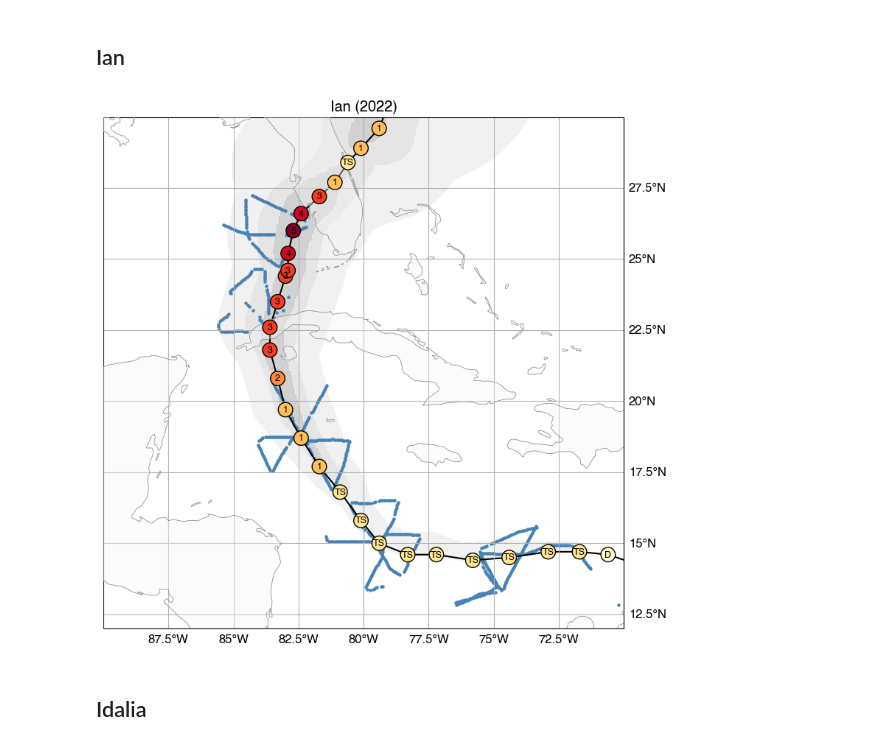
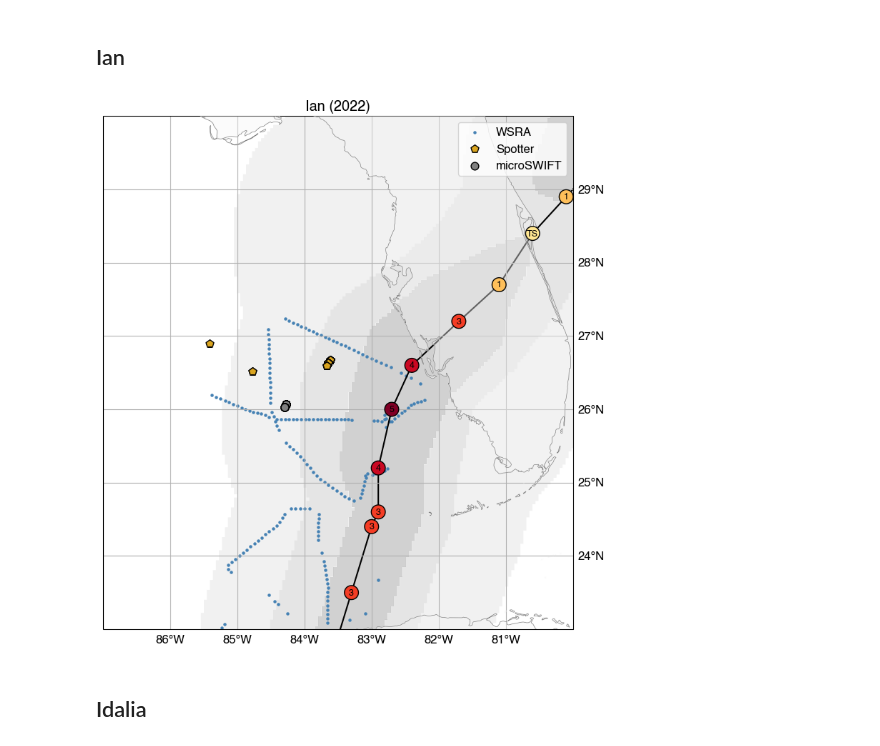
Before and after one commit to jacobrdavis/hurricane-wsra-buoy-colocation, a Jupyter notebook: nb2-overview.ipynb, the cells around one changed output. Cells and saved outputs as stored; diff of their text form; code cells hidden in the pictures.

Commit message:
add drifter ds

```diff
--- a/nb2-overview.ipynb
+++ b/nb2-overview.ipynb
@@ -16,16 +16,24 @@ from configure import read_stored_variable
 # %% [markdown]
 ## Setup
 # %%
-%run 'nb1-transform.ipynb'
+# %run 'nb1-transform.ipynb'
 %run -i configure.py
 
-earl_masked_ds = read_stored_variable('earl_masked_ds')
-fiona_masked_ds = read_stored_variable('fiona_masked_ds')
-ian_masked_ds = read_stored_variable('ian_masked_ds')
-julia_masked_ds = read_stored_variable('julia_masked_ds')
-idalia_masked_ds = read_stored_variable('idalia_masked_ds')
-lee_masked_ds = read_stored_variable('lee_masked_ds')
-atomic_masked_ds = read_stored_variable('atomic_masked_ds')
+earl_merged_ds = read_stored_variable('earl_merged_ds')
+fiona_merged_ds = read_stored_variable('fiona_merged_ds')
+ian_merged_ds = read_stored_variable('ian_merged_ds')
+# julia_merged_ds = read_stored_variable('julia_merged_ds')
+idalia_merged_ds = read_stored_variable('idalia_merged_ds')
+lee_merged_ds = read_stored_variable('lee_merged_ds')
+atomic_merged_ds = read_stored_variable('atomic_merged_ds')
+
+earl_unmasked_ds = read_stored_variable('earl_ds')
+fiona_unmasked_ds = read_stored_variable('fiona_ds')
+ian_unmasked_ds = read_stored_variable('ian_ds')
+julia_unmasked_ds = read_stored_variable('julia_ds')
+idalia_unmasked_ds = read_stored_variable('idalia_ds')
+lee_unmasked_ds = read_stored_variable('lee_ds')
+atomic_unmasked_ds = read_stored_variable('atomic_ds')
 
 earl_best_track = read_stored_variable('earl_best_track')
 fiona_best_track = read_stored_variable('fiona_best_track')
@@ -126,21 +157,26 @@ plt.show()
 # %%
 FIG_TITLE = f"wsra_track_ian_2022"
 FIG_SIZE = (8, 8)
 IMAGE_RESOLUTION = 150
 IMAGE_FILE_TYPE = 'png'
-EXTENT = np.array([-90, -70, 12, 30])
+# EXTENT = np.array([-90, -70, 12, 30])
+EXTENT = np.array([-87, -80, 23, 30])
 CRS = cartopy.crs.PlateCarree()
 
 fig, ax = plt.subplots(subplot_kw=dict(projection=CRS), figsize=FIG_SIZE)
 plotting.plot_base_chart(ax, extent=EXTENT)
 plotting.plot_best_track(*ian_best_track, ax=ax)
-plotting.plot_wsra_track(ian_masked_ds, ax=ax)
-ax.set_title(plotting.get_storm_label(ian_masked_ds.attrs['storm_name']))
+plotting.plot_wsra_track(ian_merged_ds, ax=ax, label='WSRA')
+plotting.plot_colocated_drifter(ian_merged_ds, drifter_type='spotter', ax=ax)
+plotting.plot_colocated_drifter(ian_merged_ds, drifter_type='microswift', ax=ax)
+# plot_colocated_drifter(ian_merged_ds, drifter_type='microswift', ax=ax)
+ax.set_title(plotting.get_storm_label(ian_merged_ds.attrs['storm_name']))
 fig.tight_layout()
-fig.savefig(FIG_TITLE + '.' + IMAGE_FILE_TYPE, format=IMAGE_FILE_TYPE, dpi=IMAGE_RESOLUTION)
+ax.legend()
+# fig.savefig(FIG_TITLE + '.' + IMAGE_FILE_TYPE, format=IMAGE_FILE_TYPE, dpi=IMAGE_RESOLUTION)
 plt.show()
 # %% [output]
-[figure, old version]
+[figure, new version]
 # %% [markdown]
 ## Idalia
 # %%
```
Also changed, not shown: parts of 8 cells of this notebook, 3 other files.
